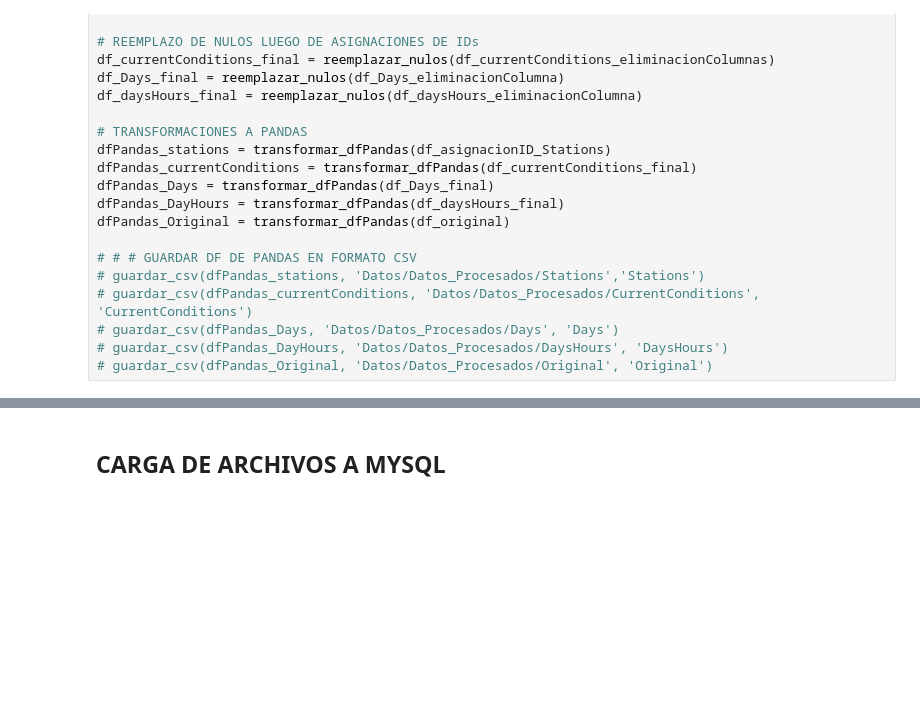
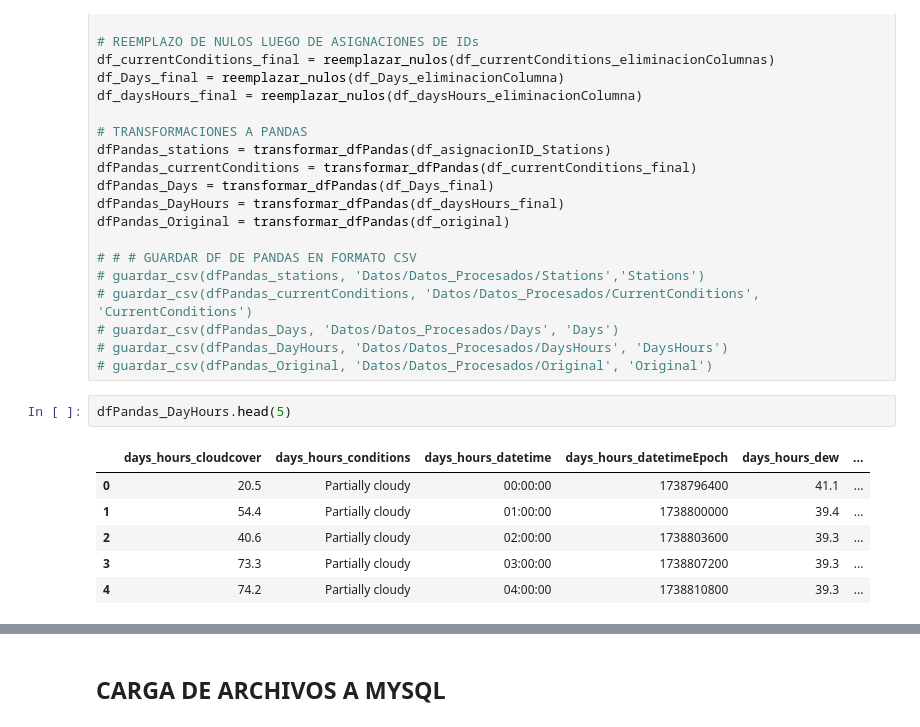
Before and after one commit to Facu6/Automatizaci-n_Datos_Clima, a Jupyter notebook: 2-Procesamiento.ipynb, the cells around one changed output, grey strips where cells are left out. Saved outputs shown, nothing was run; the diff lists cells and outputs as text; blank space fills up the shorter version.

```diff
--- a/2-Procesamiento.ipynb
+++ b/2-Procesamiento.ipynb
@@ -628,3 +628,12 @@ dfPandas_Original = transformar_dfPandas(df_original)
 # guardar_csv(dfPandas_Days, 'Datos/Datos_Procesados/Days', 'Days')
 # guardar_csv(dfPandas_DayHours, 'Datos/Datos_Procesados/DaysHours', 'DaysHours')
 # guardar_csv(dfPandas_Original, 'Datos/Datos_Procesados/Original', 'Original')
+# %%
+dfPandas_DayHours.head(5)
+# %% [output]
+|  | days_hours_cloudcover | days_hours_conditions | days_hours_datetime | days_hours_datetimeEpoch | days_hours_dew | ... |
+| 0 | 20.5 | Partially cloudy | 00:00:00 | 1738796400 | 41.1 | ... |
+| 1 | 54.4 | Partially cloudy | 01:00:00 | 1738800000 | 39.4 | ... |
+| 2 | 40.6 | Partially cloudy | 02:00:00 | 1738803600 | 39.3 | ... |
+| 3 | 73.3 | Partially cloudy | 03:00:00 | 1738807200 | 39.3 | ... |
+| 4 | 74.2 | Partially cloudy | 04:00:00 | 1738810800 | 39.3 | ... |
```
Also changed, not shown: parts of 6 cells of this notebook.
